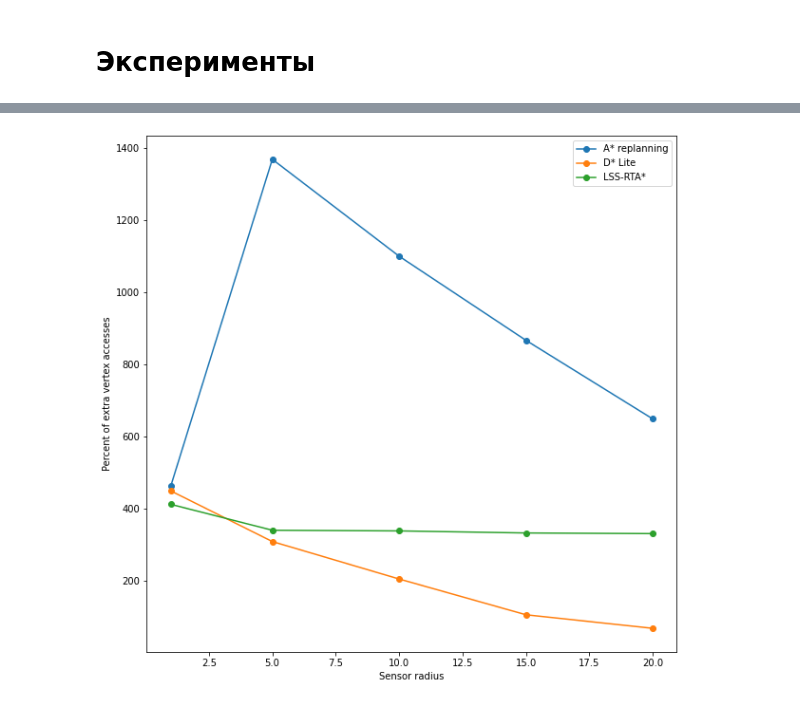
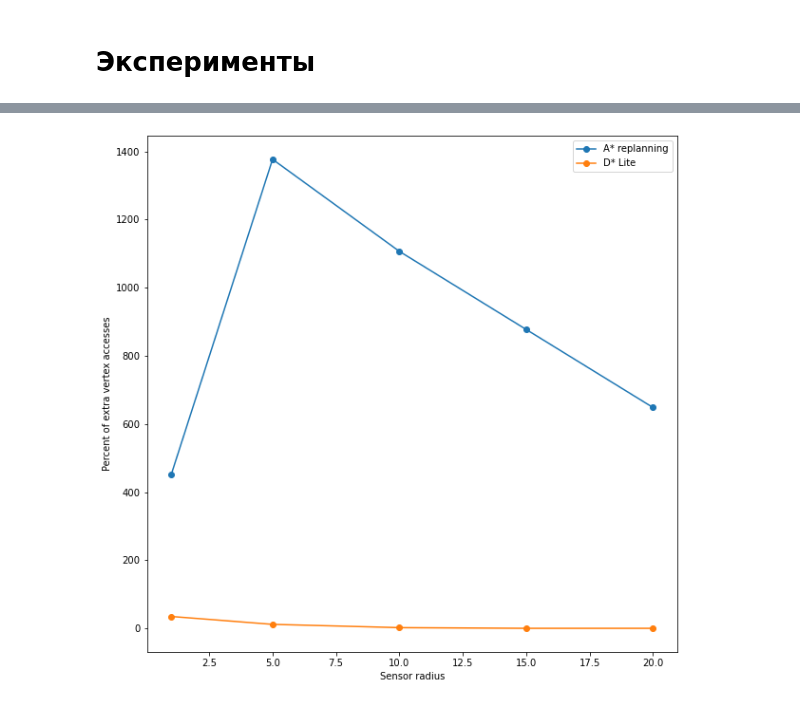
Before and after one commit to aokiga/d_star_lite, a Jupyter notebook: test_and_visual.ipynb, the cells around one changed output, grey strips where cells are left out. Saved outputs shown, nothing was run; the diff lists cells and outputs as text; code cells hidden in the pictures.

```diff
--- a/test_and_visual.ipynb
+++ b/test_and_visual.ipynb
@@ -169,4 +209,4 @@ results_sensor_asr
 # %%
-results_sensor_dsl = test_sensor(a_star_replanning)
+results_sensor_dsl = test_sensor(d_star_lite)
 results_sensor_dsl
 # %% [output]
@@ -201,14 +310,13 @@ nodes_expanded_sensor_lssrta[nodes_expanded_sensor_lssrta < 0] = 0.0
 # %%
 plt.figure(figsize=(10,10))
 plt.plot(results_sensor_asr.keys(), vertex_acceses_sensor_asr*100, marker='o')
 plt.plot(results_sensor_asr.keys(), vertex_acceses_sensor_dsl*100, marker='o')
-plt.plot(results_sensor_asr.keys(), vertex_acceses_sensor_lssrta*100, marker='o')
-plt.legend(['A* replanning', 'D* Lite', 'LSS-RTA*'])
+plt.legend(['A* replanning', 'D* Lite'])
 plt.xlabel('Sensor radius')
 plt.ylabel('Percent of extra vertex accesses')
 plt.show()
 # %% [output]
-[figure, old version]
+[figure, new version]
 # %%
 plt.figure(figsize=(10,10))
 plt.plot(results_sensor_asr.keys(), nodes_expanded_sensor_asr*100, marker='o')
```
Also changed, not shown: parts of 69 cells of this notebook, 5 other files.
